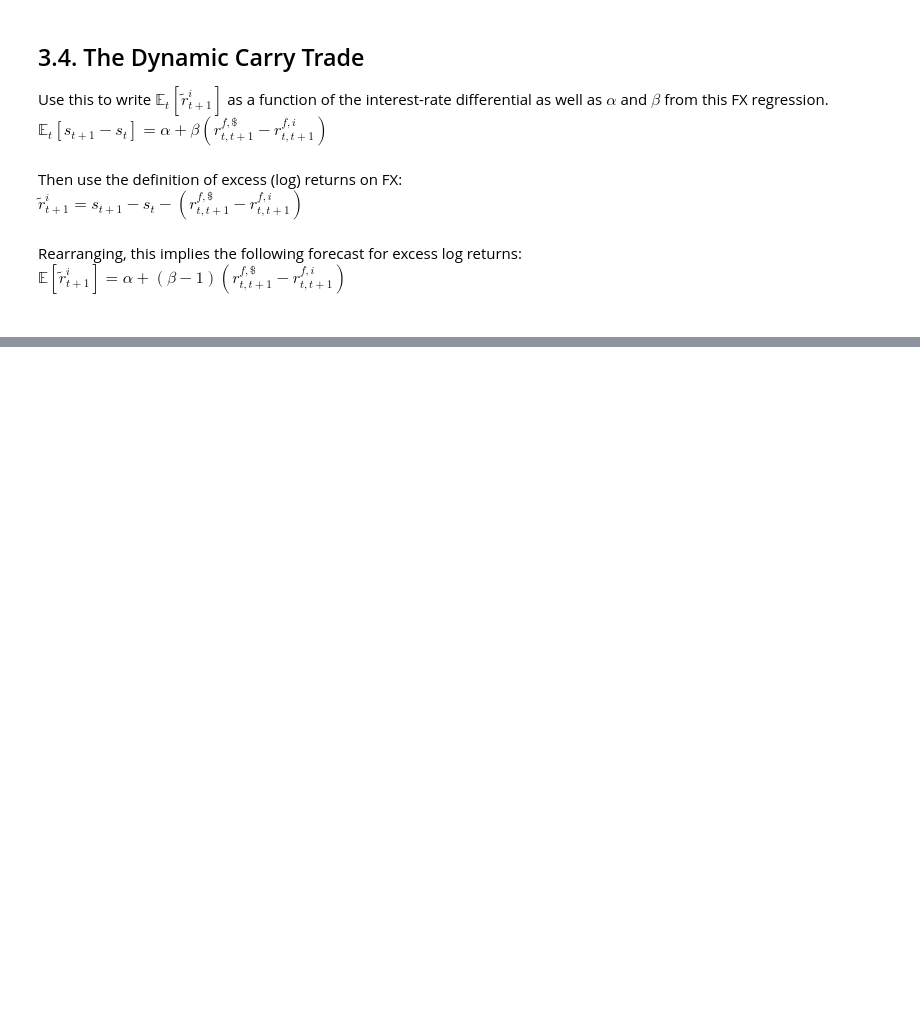
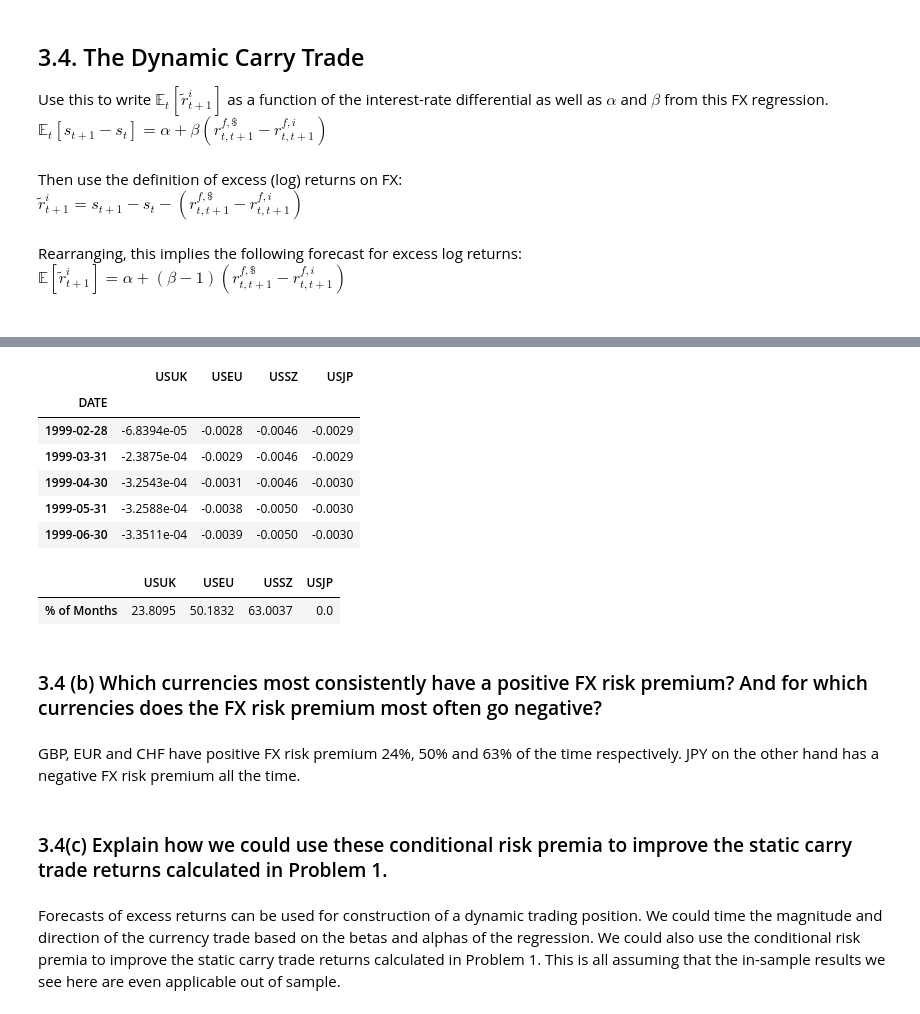
Before and after one commit to alanwake47/finm-36700-portfolio, a Jupyter notebook: week8_hw/main_hw8.ipynb, the cells around one changed output, grey strips where cells are left out. Saved outputs shown, nothing was run; the diff lists cells and outputs as text; code cells hidden in the pictures; blank space fills up the shorter version.

```diff
--- a/week8_hw/main_hw8.ipynb
+++ b/week8_hw/main_hw8.ipynb
@@ -380,0 +396,36 @@ $\mathbb{E}[\tilde{r}^{i}_{t+1}] = \alpha + (\beta - 1)(r^{f,\$}_{t,t+1}-r^{f,i}
+# %%
+alphas = (fx_reg_pred.loc[r'alpha'] / 12)
+betas = fx_reg_pred.loc[r'beta']
+Xs.columns = fx_reg_pred.columns
+
+ret_ex_forecast = alphas.values + ((betas - 1) * Xs)
+
+ret_ex_forecast.head()
+# %% [output]
+|  | USUK | USEU | USSZ | USJP |
+| DATE |  |  |  |  |
+| 1999-02-28 | -6.8394e-05 | -0.0028 | -0.0046 | -0.0029 |
+| 1999-03-31 | -2.3875e-04 | -0.0029 | -0.0046 | -0.0029 |
+| 1999-04-30 | -3.2543e-04 | -0.0031 | -0.0046 | -0.0030 |
+| 1999-05-31 | -3.2588e-04 | -0.0038 | -0.0050 | -0.0030 |
+| 1999-06-30 | -3.3511e-04 | -0.0039 | -0.0050 | -0.0030 |
+# %%
+month_frac = pd.DataFrame(data = None, columns = ret_ex_forecast.columns, index = ['% of Months'])
+
+for col in ret_ex_forecast.columns:
+    month_frac[col] = (len(ret_ex_forecast[ret_ex_forecast[col] > 0])/len(ret_ex_forecast)) * 100
+
+ret_ex_forecast
+
+month_frac
+# %% [output]
+|  | USUK | USEU | USSZ | USJP |
+| % of Months | 23.8095 | 50.1832 | 63.0037 | 0.0 |
+# %% [markdown]
+### 3.4 (b) Which currencies most consistently have a positive FX risk premium? And for which currencies does the FX risk premium most often go negative?
+# %% [markdown]
+GBP, EUR and CHF have positive FX risk premium 24%, 50% and 63% of the time respectively. JPY on the other hand has a negative FX risk premium all the time.
+# %% [markdown]
+### 3.4(c) Explain how we could use these conditional risk premia to improve the static carry trade returns calculated in Problem 1.
+# %% [markdown]
+Forecasts of excess returns can be used for construction of a dynamic trading position. We could time the magnitude and direction of the currency trade based on the betas and alphas of the regression. We could also use the conditional risk premia to improve the static carry trade returns calculated in Problem 1. This is all assuming that the in-sample results we see here are even applicable out of sample.
```
Also changed, not shown: parts of 7 cells of this notebook.
